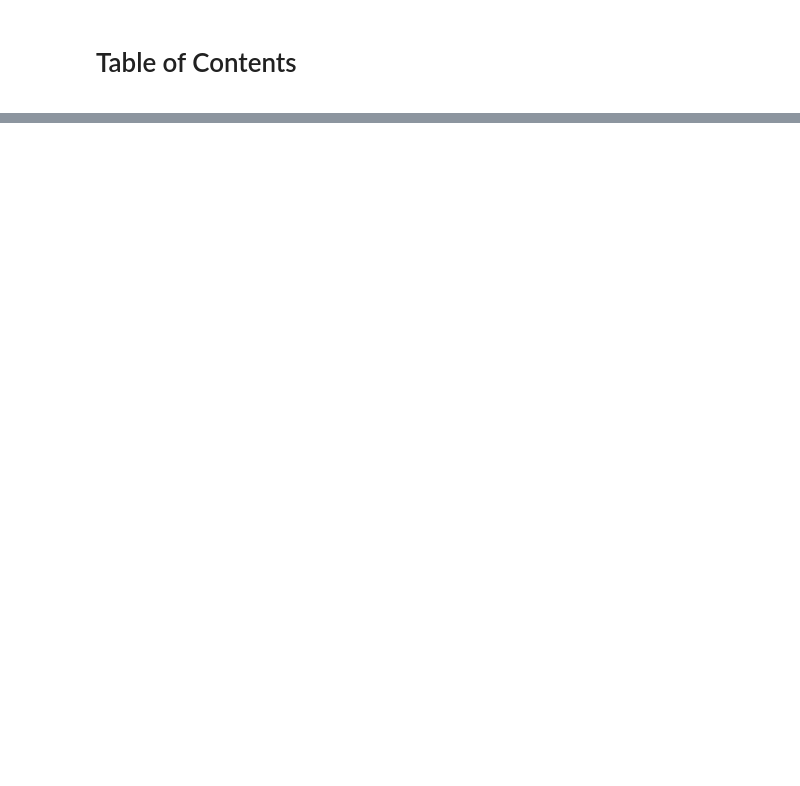
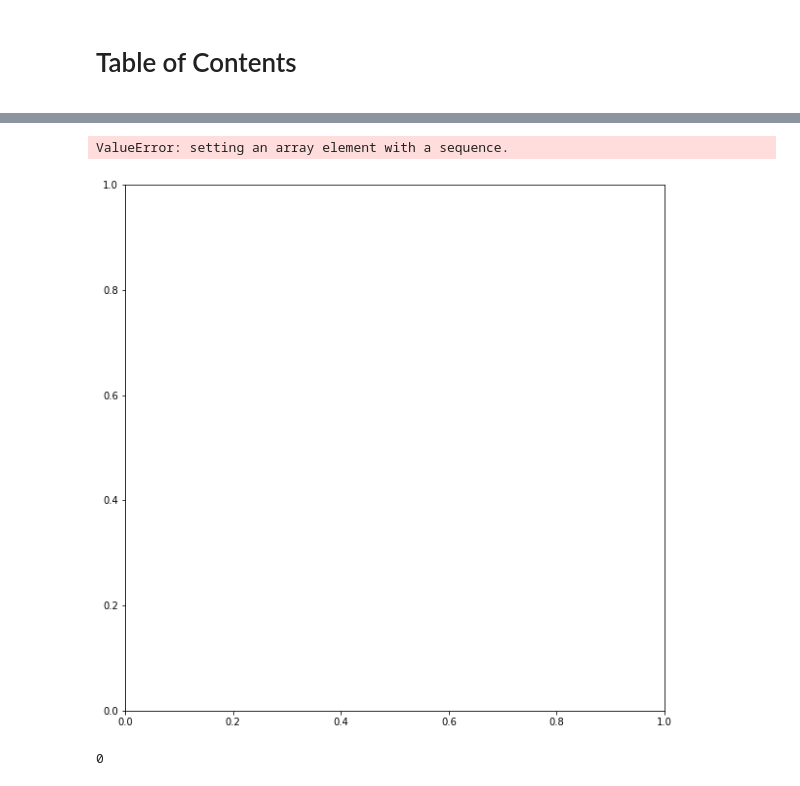
Before and after one commit to MaartenKool/CookBooks, a Jupyter notebook: Untitled5.ipynb, the cells around one changed output, grey strips where cells are left out. Saved outputs shown, nothing was run; the diff lists cells and outputs as text; code cells hidden in the pictures; blank space fills up the shorter version.

```diff
--- a/Untitled5.ipynb
+++ b/Untitled5.ipynb
@@ -62,0 +49,23 @@ TypeError: 'tuple' object does not support item assignment
+# %%
+fig, ax = plt.subplots(figsize=(10,10))
+# ax.fill(x, y, alpha=0.2, facecolor='white',
+#         edgecolor='black', linewidth=1, zorder=1)
+# ax.fill(x-.5, y-.5, alpha=0.2, facecolor='white',
+#         edgecolor='black', linewidth=1, zorder=2)
+
+e1 = patches.Arc((x, y), width, height,
+                 angle=0, linewidth=2, facecolor='black', zorder=2)
+
+ax.add_patch(e1)
+
+ax.set_xlim(-5,5)
+ax.set_ylim(-5,5)
+
+plt.show()
+# %% [output]
+ValueError: setting an array element with a sequence.
+[figure, added]
+# %%
+xcenter
+# %% [output]
+0
```
Also changed, not shown: parts of 8 cells of this notebook, 3 other files.
